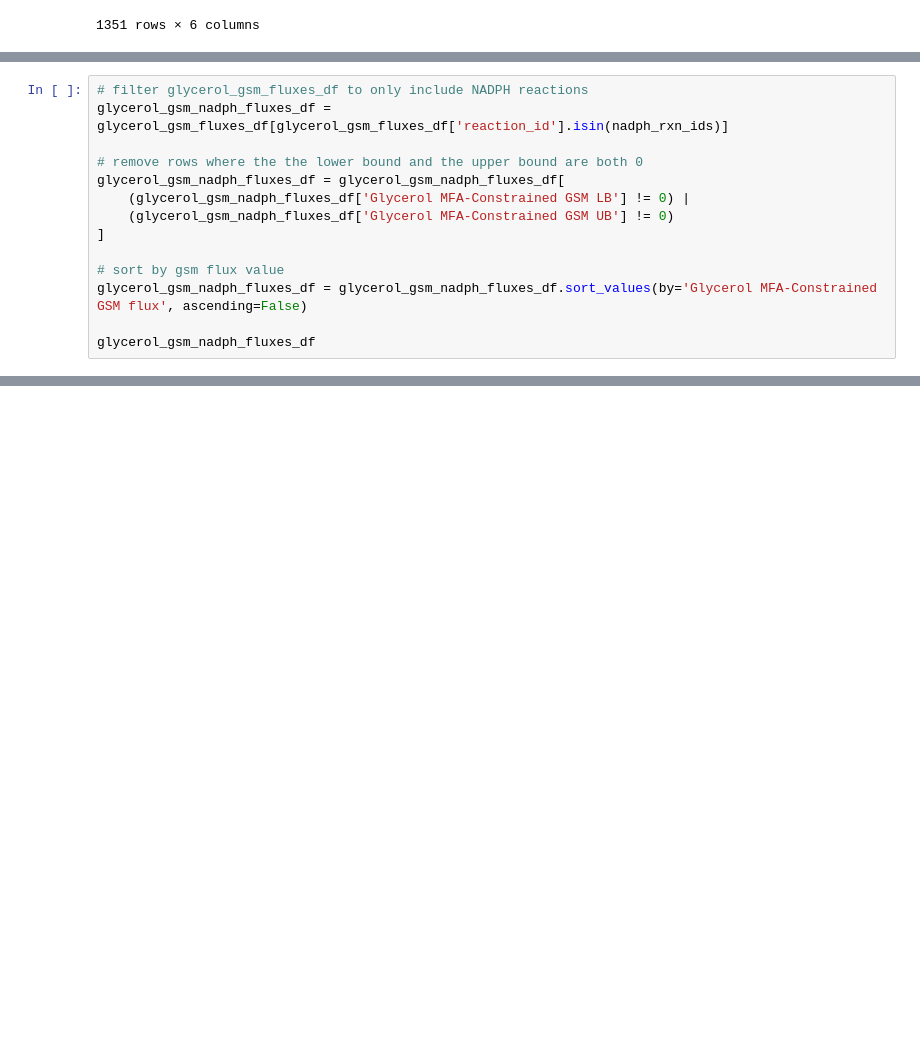
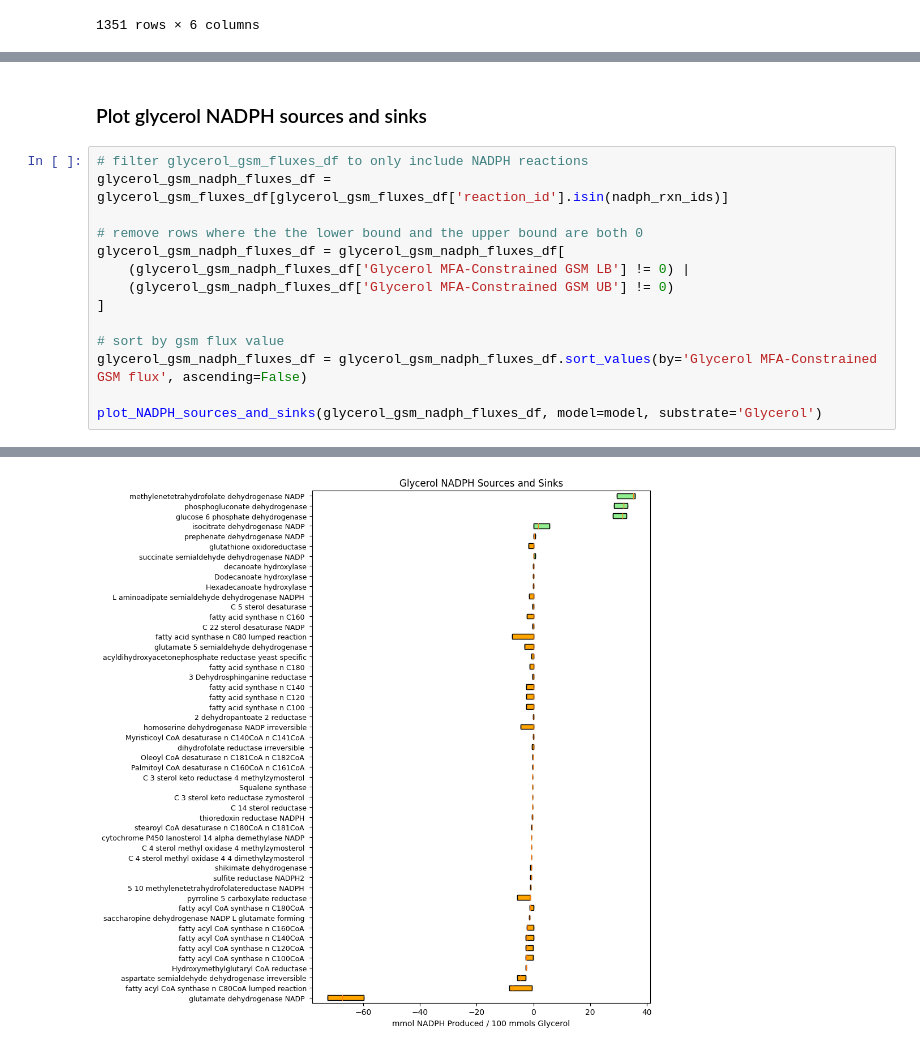
Before and after one commit to UH-MBBE/yarrowia-13C-gsm, a Jupyter notebook: notebooks/D_GSM_plots.ipynb, the cells around one changed output, grey strips where cells are left out. Saved outputs shown, nothing was run; the diff lists cells and outputs as text; blank space fills up the shorter version.

```diff
--- a/notebooks/D_GSM_plots.ipynb
+++ b/notebooks/D_GSM_plots.ipynb
@@ -258,3 +211,5 @@ Ambiguous
+# %% [markdown]
+### Plot glycerol NADPH sources and sinks
 # %%
 # filter glycerol_gsm_fluxes_df to only include NADPH reactions
 glycerol_gsm_nadph_fluxes_df = glycerol_gsm_fluxes_df[glycerol_gsm_fluxes_df['reaction_id'].isin(nadph_rxn_ids)]
@@ -268,5 +223,5 @@ glycerol_gsm_nadph_fluxes_df = glycerol_gsm_nadph_fluxes_df[
 # sort by gsm flux value
 glycerol_gsm_nadph_fluxes_df = glycerol_gsm_nadph_fluxes_df.sort_values(by='Glycerol MFA-Constrained GSM flux', ascending=False)
 
-glycerol_gsm_nadph_fluxes_df
+plot_NADPH_sources_and_sinks(glycerol_gsm_nadph_fluxes_df, model=model, substrate='Glycerol')
 # %% [output]
@@ -289,0 +228 @@ glycerol_gsm_nadph_fluxes_df
+[figure, added]
```
Also changed, not shown: parts of 21 cells of this notebook, 2 other files.
